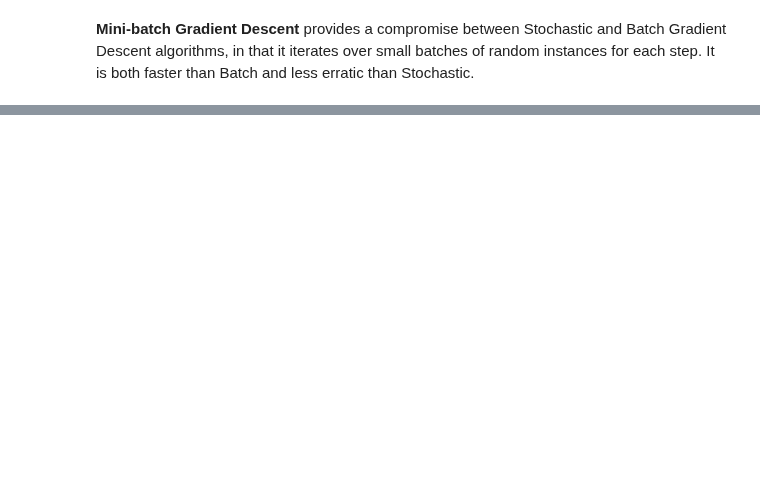
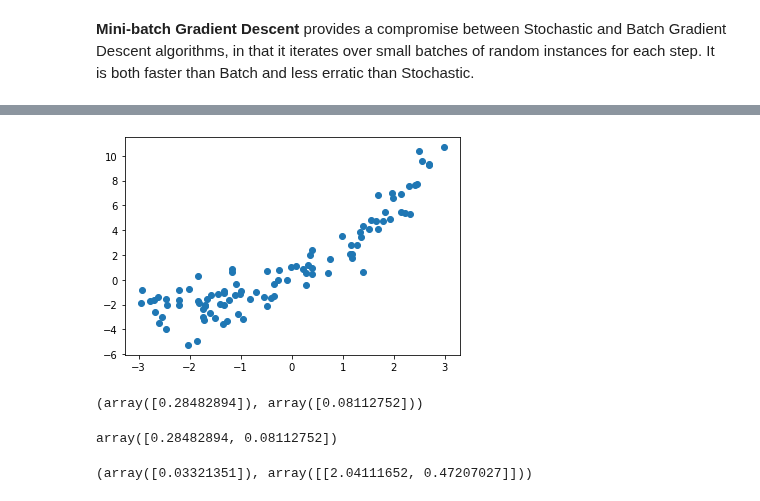
Before and after one commit to codywill/ml-sandbox, a Jupyter notebook: hands-on/Chapter 4 - Training Models.ipynb, the cells around one changed output, grey strips where cells are left out. Saved outputs shown, nothing was run; the diff lists cells and outputs as text; code cells hidden in the pictures; blank space fills up the shorter version.

Commit message:
Added notes for polynomial regression, learning curves, and ridge regression

```diff
--- a/hands-on/Chapter 4 - Training Models.ipynb
+++ b/hands-on/Chapter 4 - Training Models.ipynb
@@ -287,0 +292,33 @@ array([[4.23679646],
+# %%
+# Generate a sample of nonlinear data using the quadratic equation
+m = 100
+X = 6 * np.random.rand(m, 1) - 3
+y = 0.5 * X**2 + X * 2 + np.random.randn(m, 1)
+# %%
+plt.scatter(X, y)
+plt.show()
+# %% [output]
+[figure, added]
+# %%
+# PolynomialFeatures can generate powers of features through transformation
+from sklearn.preprocessing import PolynomialFeatures
+poly_features = PolynomialFeatures(degree=2, include_bias=False)
+X_poly = poly_features.fit_transform(X)
+
+# Expected result
+X[0], X[0] ** 2
+# %% [output]
+(array([0.28482894]), array([0.08112752]))
+# %%
+# New feature set
+X_poly[0]
+# %% [output]
+array([0.28482894, 0.08112752])
+# %%
+# Train a linear regression model with the new feature set
+lin_reg = LinearRegression()
+lin_reg.fit(X_poly, y)
+
+lin_reg.intercept_, lin_reg.coef_
+# %% [output]
+(array([0.03321351]), array([[2.04111652, 0.47207027]]))
```
Also changed, not shown: parts of 27 cells of this notebook.
